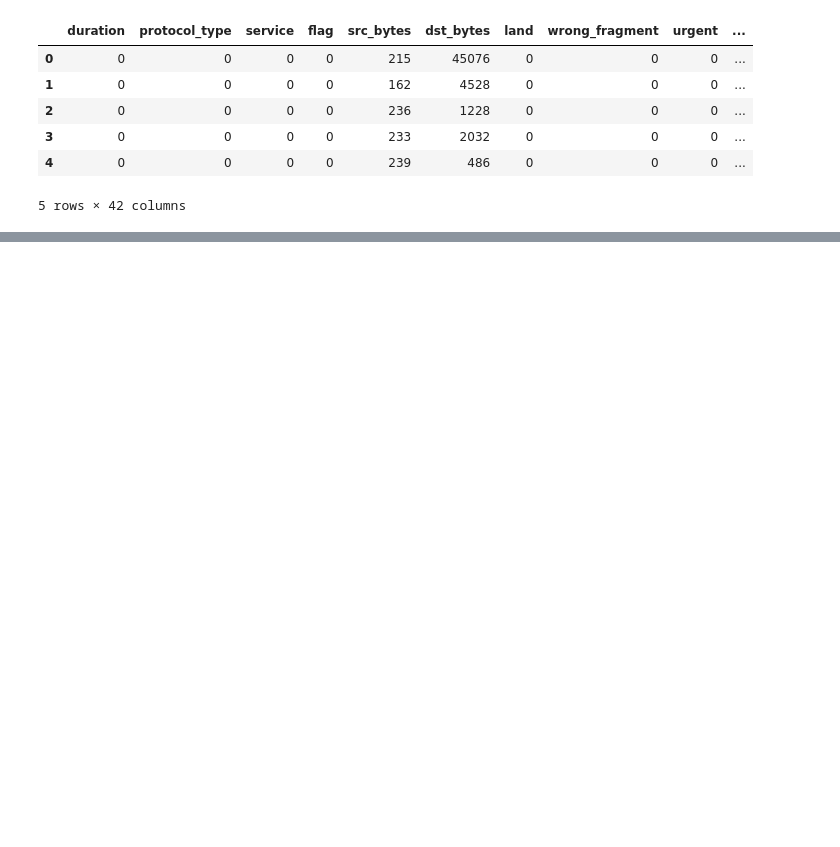
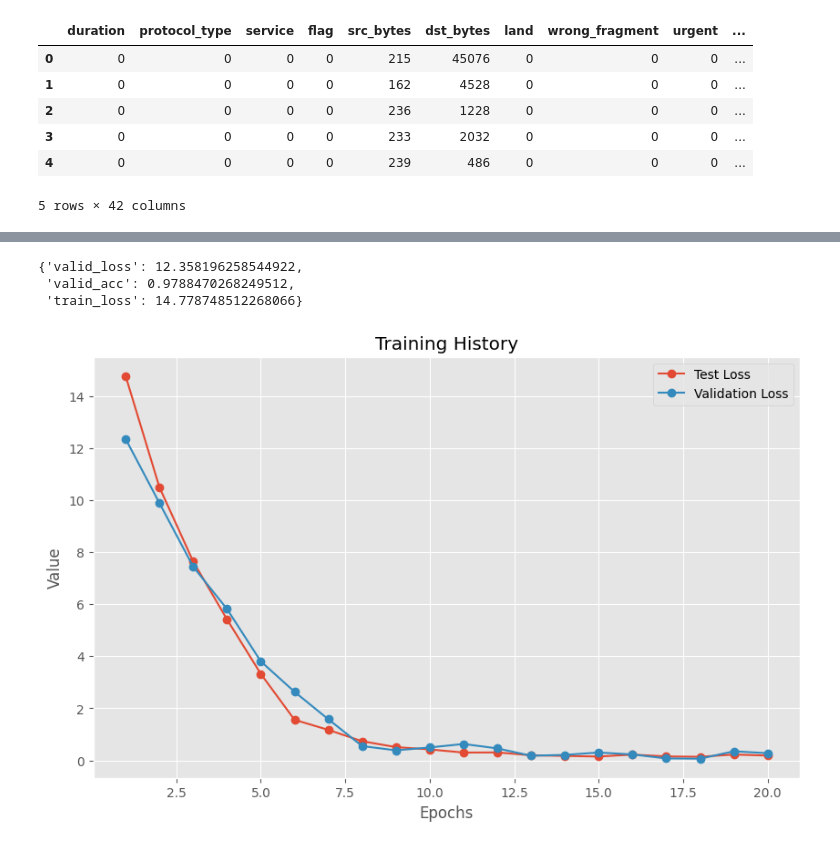
Before and after one commit to ashimdahal/zero_day_ATTACK_detection, a Jupyter notebook: cyber-innovations-lab-on-kdd-dataset.ipynb, the cells around one changed output, grey strips where cells are left out. Cells and saved outputs as stored; diff of their text form; code cells hidden in the pictures; blank space fills up the shorter version.

Commit message:
feat: added trained model with validation:

```diff
--- a/cyber-innovations-lab-on-kdd-dataset.ipynb
+++ b/cyber-innovations-lab-on-kdd-dataset.ipynb
@@ -394,0 +444,7 @@ init_df['label'] = df['label'].replace('normal.', '0')
+# %%
+loss_fn = nn.CrossEntropyLoss()
+lr = 0.000001
+opt = torch.optim.Adam(model.parameters(), lr=lr)
+EPOCHS = 20
+# %%
+history = fit(model, train_dl, valid_dl, loss_fn, opt, EPOCHS)
@@ -394,0 +472,35 @@ init_df['label'] = df['label'].replace('normal.', '0')
+# %%
+history[0]
+# %% [output]
+{'valid_loss': 12.358196258544922,
+ 'valid_acc': 0.9788470268249512,
+ 'train_loss': 14.778748512268066}
+# %%
+epochs = range(1,len(history)+1)
+val_acc_values = [entry['valid_acc'] for entry in history]
+test_loss_values = [entry['train_loss'] for entry in history]
+val_loss_values = [entry['valid_loss'] for entry in history]
+# %%
+plt.style.use('ggplot')
+# %%
+
+# Create a new figure
+plt.figure(figsize=(10, 6))
+
+# Plot validation accuracy
+# plt.plot(epochs, val_acc_values, label='Validation Accuracy', marker='o', linestyle='-')
+# Plot test loss
+plt.plot(epochs, test_loss_values, label='Test Loss', marker='o', linestyle='-')
+# Plot validation loss
+plt.plot(epochs, val_loss_values, label='Validation Loss', marker='o', linestyle='-')
+
+# Add labels and legend
+plt.xlabel('Epochs')
+plt.ylabel('Value')
+plt.title('Training History')
+plt.legend()
+
+# Show the plot
+plt.grid(True)
+# %% [output]
+[figure, added]
```
Also changed, not shown: parts of 27 cells of this notebook.
